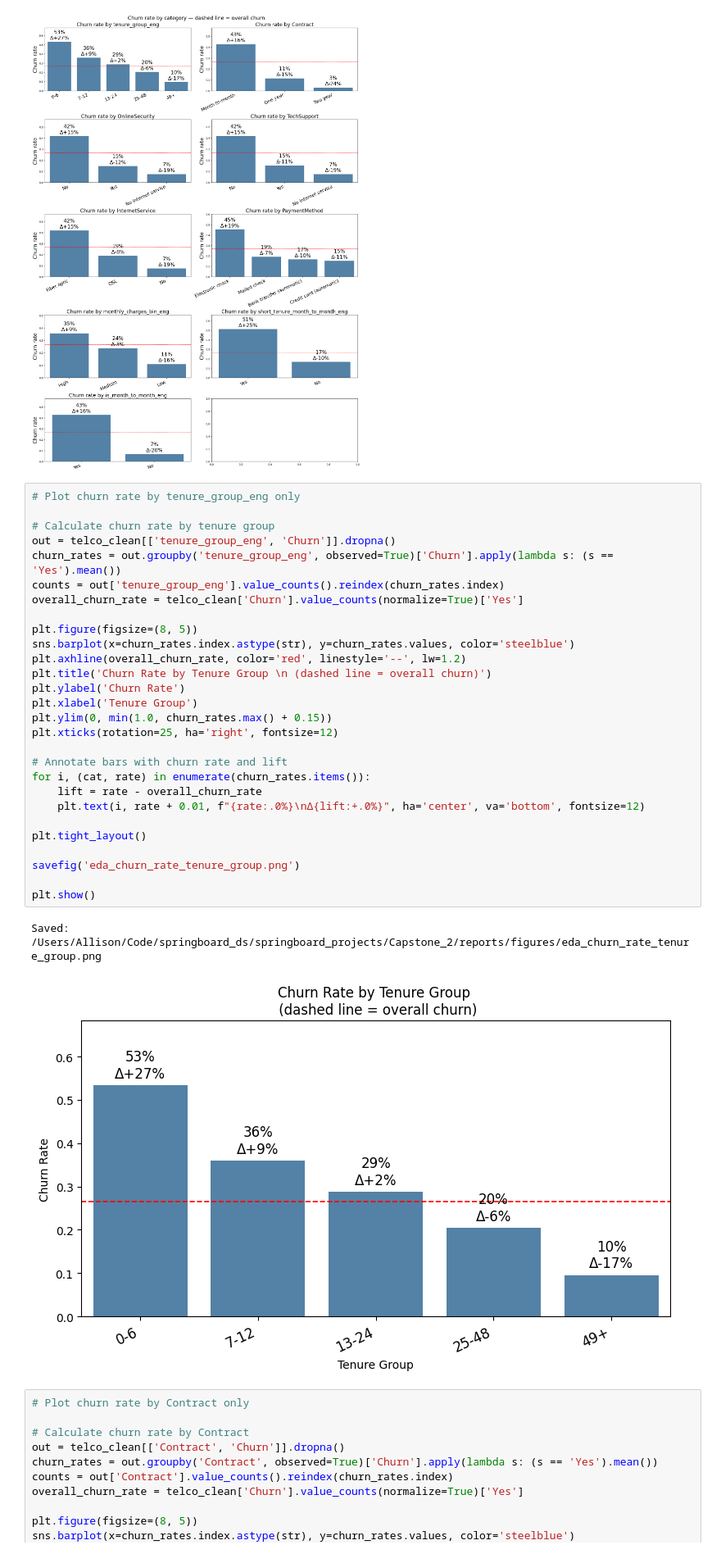
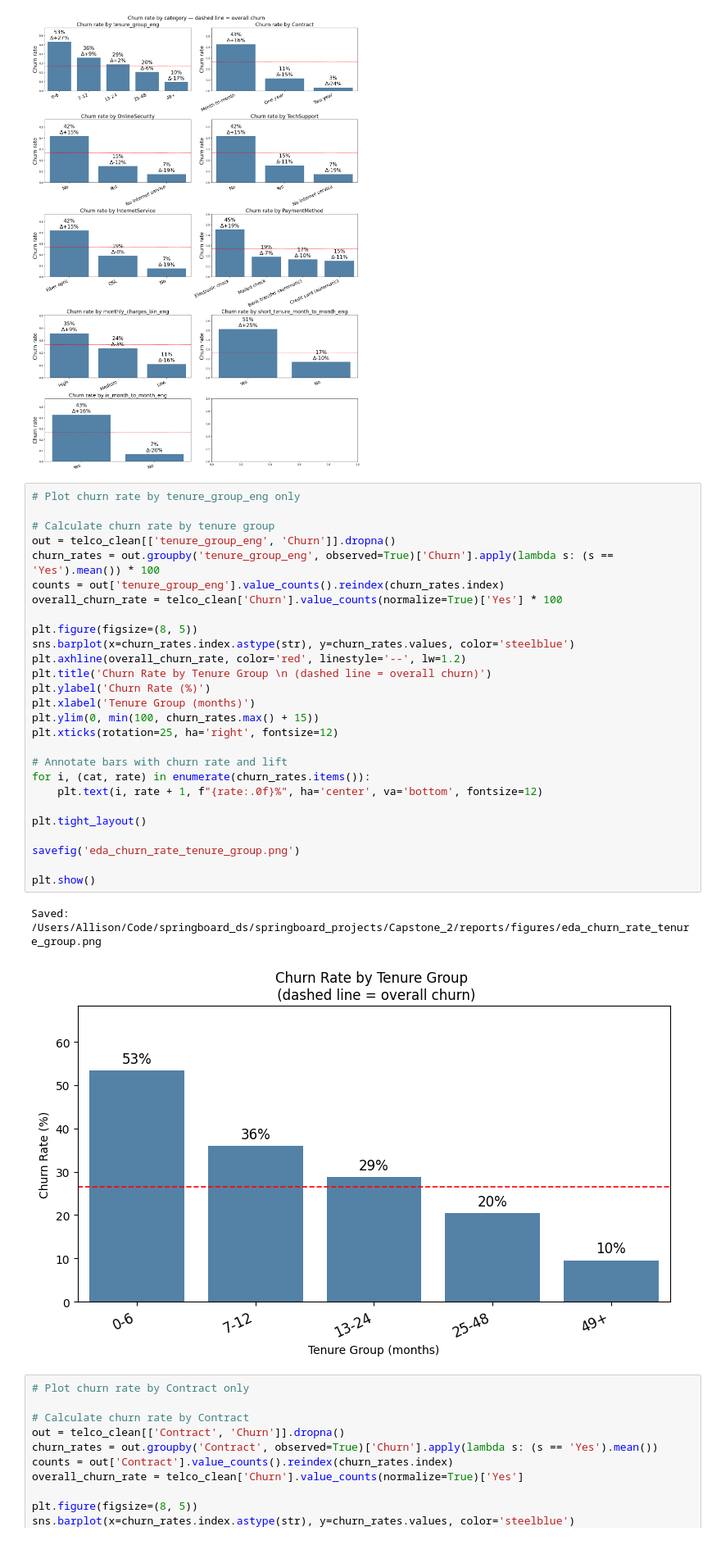
Before and after one commit to amschiltz/springboard_projects, a Jupyter notebook: Capstone_2/notebooks/02_telco_churn_eda_ams.ipynb, the cells around one changed output. Shown at 82% size. Cells and saved outputs as stored; diff of their text form.

Commit message:
Edit eda_churn_rate_tenure_group figure, add file for presentation figures.

```diff
--- a/Capstone_2/notebooks/02_telco_churn_eda_ams.ipynb
+++ b/Capstone_2/notebooks/02_telco_churn_eda_ams.ipynb
@@ -601,34 +601,33 @@ Saved: /Users/Allison/Code/springboard_ds/springboard_projects/Capstone_2/report
 # %%
 # Plot churn rate by tenure_group_eng only
 
 # Calculate churn rate by tenure group
 out = telco_clean[['tenure_group_eng', 'Churn']].dropna()
-churn_rates = out.groupby('tenure_group_eng', observed=True)['Churn'].apply(lambda s: (s == 'Yes').mean())
+churn_rates = out.groupby('tenure_group_eng', observed=True)['Churn'].apply(lambda s: (s == 'Yes').mean()) * 100
 counts = out['tenure_group_eng'].value_counts().reindex(churn_rates.index)
-overall_churn_rate = telco_clean['Churn'].value_counts(normalize=True)['Yes']
+overall_churn_rate = telco_clean['Churn'].value_counts(normalize=True)['Yes'] * 100
 
 plt.figure(figsize=(8, 5))
 sns.barplot(x=churn_rates.index.astype(str), y=churn_rates.values, color='steelblue')
 plt.axhline(overall_churn_rate, color='red', linestyle='--', lw=1.2)
 plt.title('Churn Rate by Tenure Group \n (dashed line = overall churn)')
-plt.ylabel('Churn Rate')
-plt.xlabel('Tenure Group')
-plt.ylim(0, min(1.0, churn_rates.max() + 0.15))
+plt.ylabel('Churn Rate (%)')
+plt.xlabel('Tenure Group (months)')
+plt.ylim(0, min(100, churn_rates.max() + 15))
 plt.xticks(rotation=25, ha='right', fontsize=12)
 
 # Annotate bars with churn rate and lift
 for i, (cat, rate) in enumerate(churn_rates.items()):
-    lift = rate - overall_churn_rate
-    plt.text(i, rate + 0.01, f"{rate:.0%}\nΔ{lift:+.0%}", ha='center', va='bottom', fontsize=12)
+    plt.text(i, rate + 1, f"{rate:.0f}%", ha='center', va='bottom', fontsize=12)
 
 plt.tight_layout()
 
 savefig('eda_churn_rate_tenure_group.png')
 
 plt.show()
 # %% [output]
 Saved: /Users/Allison/Code/springboard_ds/springboard_projects/Capstone_2/reports/figures/eda_churn_rate_tenure_group.png
-[figure, old version]
+[figure, new version]
 # %%
 # Plot churn rate by Contract only
 
```
Also changed, not shown: 2 other files.
